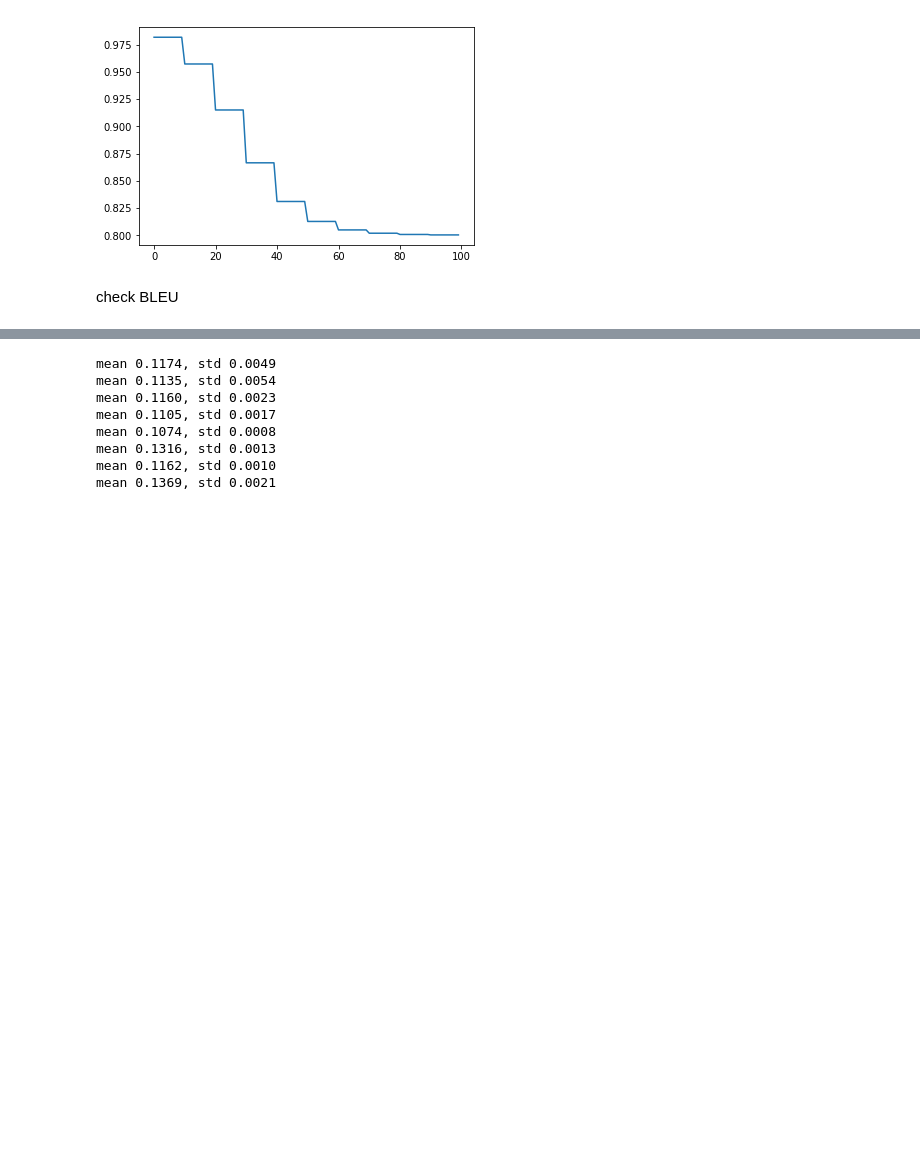
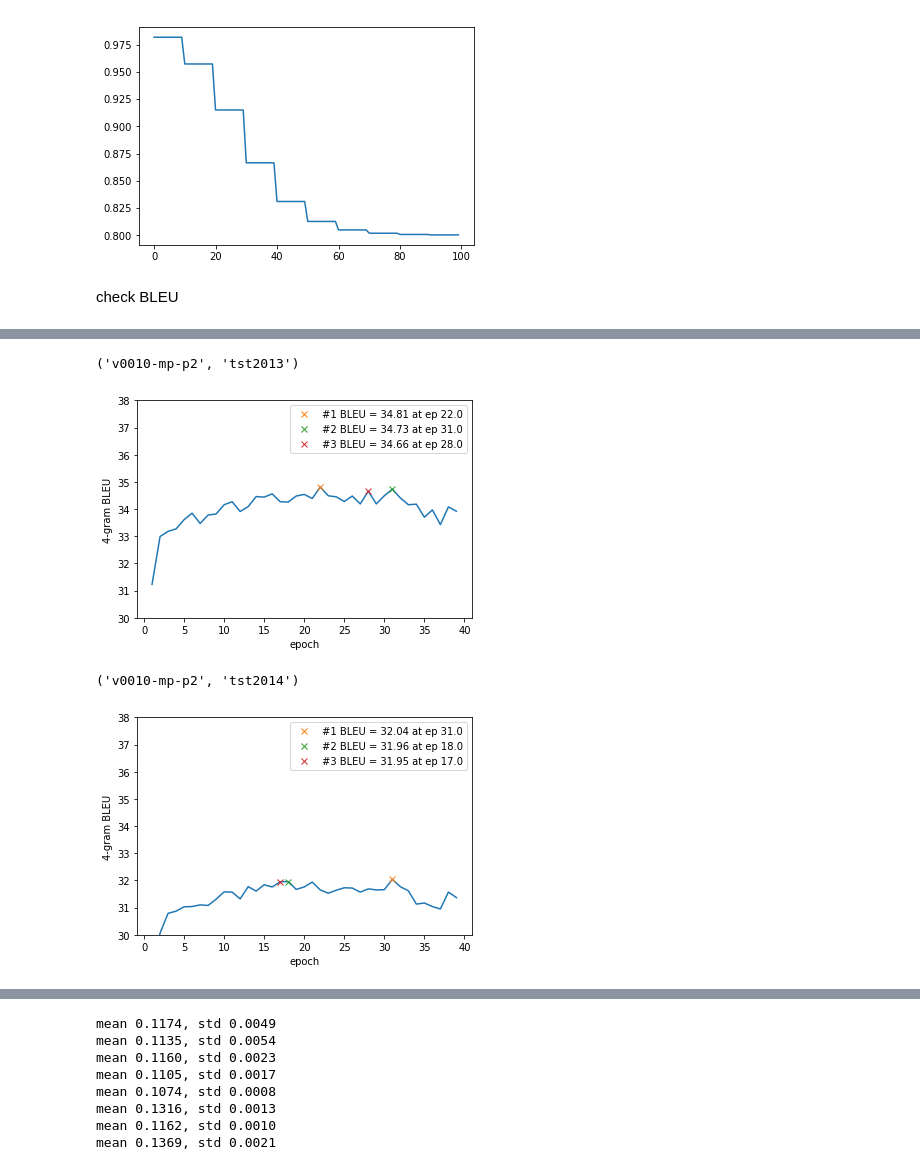
Before and after one commit to qingyundou/Seq2seq, a Jupyter notebook: run/0_general.ipynb, the cells around one changed output, grey strips where cells are left out. Cells and saved outputs as stored; diff of their text form; code cells hidden in the pictures; blank space fills up the shorter version.

```diff
--- a/run/0_general.ipynb
+++ b/run/0_general.ipynb
@@ -189,0 +192,11 @@ for exp in ['v0000-tf-nodev-nomask']:
+# %%
+for exp in ['v0010-mp-p2']:
+    for tst in ['tst2013', 'tst2014']:
+        print(exp, tst)
+        dirSet = '/home/dawna/tts/qd212/models/Seq2seq/results/enfr/{}/{}/'.format(exp,tst)
+        plot_bleu_lst(*get_ep_lst_bleu_lst(dirSet, f_bleu='bleu-DETOK.log', flag_detok_avg=True), ylim=[30,38])
+# %% [output]
+('v0010-mp-p2', 'tst2013')
+[figure, added]
+('v0010-mp-p2', 'tst2014')
+[figure, added]
```
Also changed, not shown: parts of 2 cells of this notebook, 9 other files.
